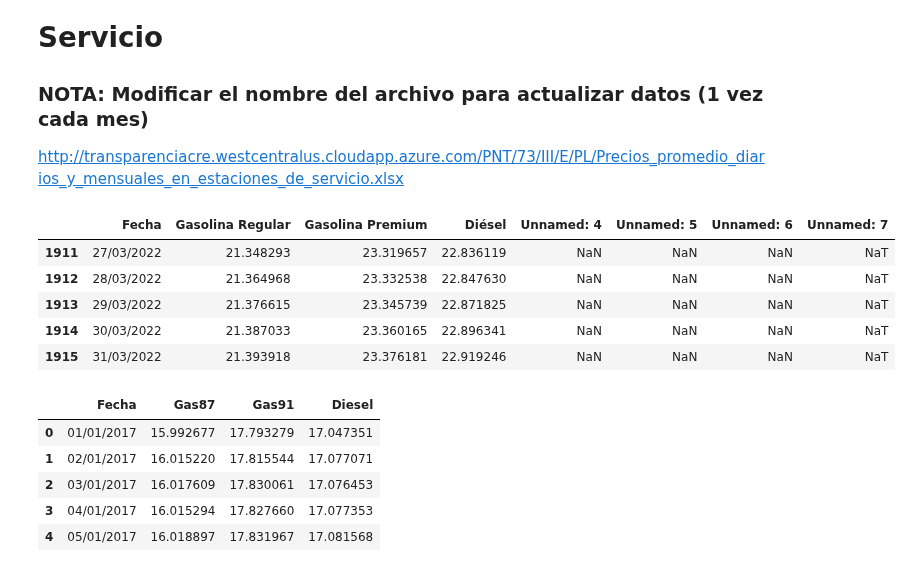
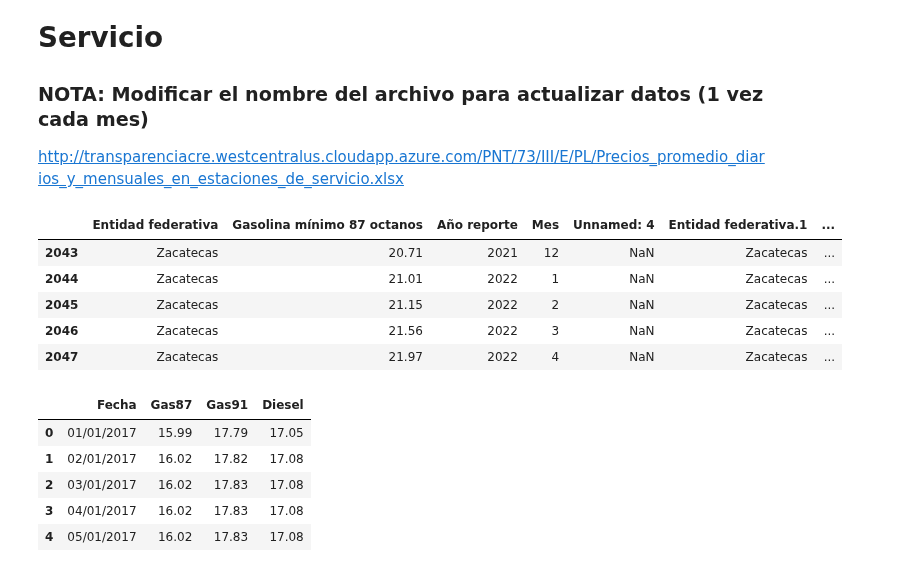
Before and after one commit to AnalyticsBoutique/Precios-en-EDS, a Jupyter notebook: EDS.ipynb, the cells around one changed output. Saved outputs shown, nothing was run; the diff lists cells and outputs as text; code cells hidden in the pictures.

```diff
--- a/EDS.ipynb
+++ b/EDS.ipynb
@@ -303,33 +303,50 @@ Gasolinerias_Precios.to_json('Data/Price_Stations.json', orient='table', date_fo
 http://transparenciacre.westcentralus.cloudapp.azure.com/PNT/73/III/E/PL/Precios_promedio_diarios_y_mensuales_en_estaciones_de_servicio.xlsx
 # %%
 #
-PreciosPromedioMensuales = pd.read_excel( 'http://transparenciacre.westcentralus.cloudapp.azure.com/PNT/73/III/E/PL/Precios_promedio_diarios_y_mensuales_en_estaciones_de_servicio.xlsx',
-                                          sheet_name = 'Cuadro 1.1', skiprows = 3 )
+#PreciosPromedioMensuales = pd.read_excel( 'http://transparenciacre.westcentralus.cloudapp.azure.com/PNT/73/III/E/PL/Precios_promedio_diarios_y_mensuales_en_estaciones_de_servicio.xlsx',
+#                                          sheet_name = 'Cuadro 1.1', skiprows = 3 )
+
+#PreciosPromedioMensuales.tail()
+
+PreciosPromedioMensuales = pd.read_csv('http://www.cre.gob.mx/da/PreciosPromedioMensuales.csv', encoding = 'latin-1',
+                              skiprows = 1)
 
 PreciosPromedioMensuales.tail()
 # %% [output]
-|  | Fecha | Gasolina Regular | Gasolina Premium | Diésel | Unnamed: 4 | Unnamed: 5 | Unnamed: 6 | Unnamed: 7 |
-| 1911 | 27/03/2022 | 21.348293 | 23.319657 | 22.836119 | NaN | NaN | NaN | NaT |
-| 1912 | 28/03/2022 | 21.364968 | 23.332538 | 22.847630 | NaN | NaN | NaN | NaT |
-| 1913 | 29/03/2022 | 21.376615 | 23.345739 | 22.871825 | NaN | NaN | NaN | NaT |
-| 1914 | 30/03/2022 | 21.387033 | 23.360165 | 22.896341 | NaN | NaN | NaN | NaT |
-| 1915 | 31/03/2022 | 21.393918 | 23.376181 | 22.919246 | NaN | NaN | NaN | NaT |
+|  | Entidad federativa | Gasolina mínimo 87 octanos | Año reporte | Mes | Unnamed: 4 | Entidad federativa.1 | ... |
+| 2043 | Zacatecas | 20.71 | 2021 | 12 | NaN | Zacatecas | ... |
+| 2044 | Zacatecas | 21.01 | 2022 | 1 | NaN | Zacatecas | ... |
+| 2045 | Zacatecas | 21.15 | 2022 | 2 | NaN | Zacatecas | ... |
+| 2046 | Zacatecas | 21.56 | 2022 | 3 | NaN | Zacatecas | ... |
+| 2047 | Zacatecas | 21.97 | 2022 | 4 | NaN | Zacatecas | ... |
 # %%
 # Seleccionamos datos de la serie de precios promedio diario
-Serie_Precios = PreciosPromedioMensuales[[ 'Fecha', 'Gasolina Regular', 'Gasolina Premium', 'Diésel']]
+#Serie_Precios = PreciosPromedioMensuales[[ 'Fecha', 'Gasolina Regular', 'Gasolina Premium', 'Diésel']]
 
-Serie_Precios = Serie_Precios.rename(columns = { 'Gasolina Regular':'Gas87', 'Gasolina Premium':'Gas91', 'Diésel':'Diesel' })
+#Serie_Precios = Serie_Precios.rename(columns = { 'Gasolina Regular':'Gas87', 'Gasolina Premium':'Gas91', 'Diésel':'Diesel' })
+
+#Serie_Precios = Serie_Precios.dropna()
+
+
+# Seleccionamos datos de la serie de precios promedio diario
+Serie_Precios = PreciosPromedioMensuales[['FechaCalendario', 'Gasolina mínimo 87 octanos.1',
+                                          'Gasolina mínimo 91 octanos.1', 'Diésel.1']]
+
+Serie_Precios = Serie_Precios.rename(columns={ 'FechaCalendario':'Fecha', 'Gasolina mínimo 87 octanos.1':'Gas87',
+                                                  'Gasolina mínimo 91 octanos.1':'Gas91', 'Diésel.1':'Diesel' })
 
 Serie_Precios = Serie_Precios.dropna()
 
+#
+
 Serie_Precios.head()
 # %% [output]
 |  | Fecha | Gas87 | Gas91 | Diesel |
-| 0 | 01/01/2017 | 15.992677 | 17.793279 | 17.047351 |
-| 1 | 02/01/2017 | 16.015220 | 17.815544 | 17.077071 |
-| 2 | 03/01/2017 | 16.017609 | 17.830061 | 17.076453 |
-| 3 | 04/01/2017 | 16.015294 | 17.827660 | 17.077353 |
-| 4 | 05/01/2017 | 16.018897 | 17.831967 | 17.081568 |
+| 0 | 01/01/2017 | 15.99 | 17.79 | 17.05 |
+| 1 | 02/01/2017 | 16.02 | 17.82 | 17.08 |
+| 2 | 03/01/2017 | 16.02 | 17.83 | 17.08 |
+| 3 | 04/01/2017 | 16.02 | 17.83 | 17.08 |
+| 4 | 05/01/2017 | 16.02 | 17.83 | 17.08 |
 # %%
 # Convert to Datetime
 Serie_Precios["Fecha"] = pd.to_datetime( Serie_Precios["Fecha"], format = '%d/%m/%Y' )
```
Also changed, not shown: parts of 2 cells of this notebook, 2 other files.
